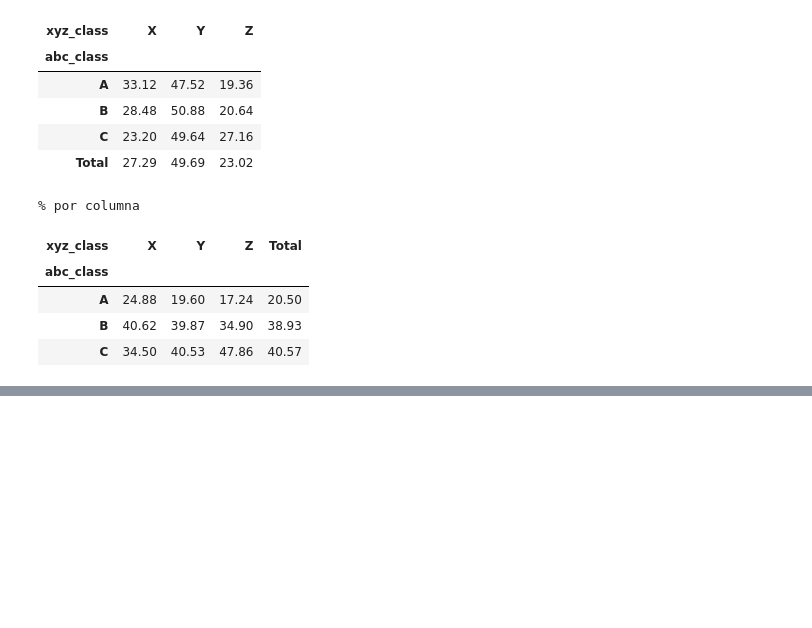
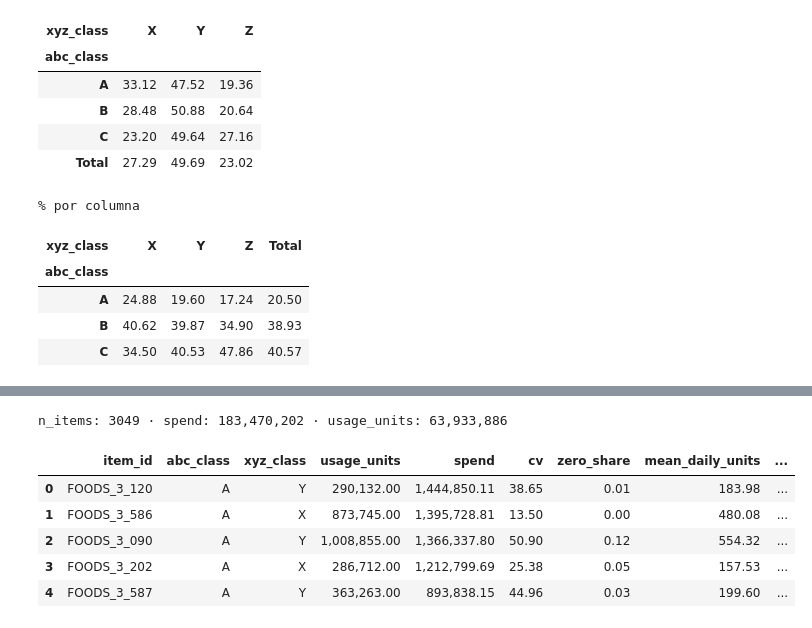
Before and after one commit to JoseSalas98/demand-forecasting-replenishment, a Jupyter notebook: notebooks/02_eda_five_years.ipynb, the cells around one changed output, grey strips where cells are left out. Saved outputs shown, nothing was run; the diff lists cells and outputs as text; code cells hidden in the pictures; blank space fills up the shorter version.

```diff
--- a/notebooks/02_eda_five_years.ipynb
+++ b/notebooks/02_eda_five_years.ipynb
@@ -746,0 +748,22 @@ display(by_col.round(2))
+# %%
+# Base: una fila por artículo activo con sus clases y medidas.
+extra = ["item_id", "zero_share", "mean_daily_units", "median_daily_units"]
+groups = matrix.loc[matrix["active"], ["item_id", "abc_class", "xyz_class", "usage_units", "spend", "cv"]].merge(
+    metrics[extra], on="item_id"
+)
+groups["xyz_class"] = groups["xyz_class"].fillna("-")   # "-" = CV indefinido
+groups["group"] = groups["abc_class"] + groups["xyz_class"]
+
+total_items = len(groups)
+total_spend = groups["spend"].sum()
+total_usage = groups["usage_units"].sum()
+print(f"n_items: {total_items} · spend: {total_spend:,.0f} · usage_units: {total_usage:,.0f}")
+display(groups.head())
+# %% [output]
+n_items: 3049 · spend: 183,470,202 · usage_units: 63,933,886
+|  | item_id | abc_class | xyz_class | usage_units | spend | cv | zero_share | mean_daily_units | ... |
+| 0 | FOODS_3_120 | A | Y | 290,132.00 | 1,444,850.11 | 38.65 | 0.01 | 183.98 | ... |
+| 1 | FOODS_3_586 | A | X | 873,745.00 | 1,395,728.81 | 13.50 | 0.00 | 480.08 | ... |
+| 2 | FOODS_3_090 | A | Y | 1,008,855.00 | 1,366,337.80 | 50.90 | 0.12 | 554.32 | ... |
+| 3 | FOODS_3_202 | A | X | 286,712.00 | 1,212,799.69 | 25.38 | 0.05 | 157.53 | ... |
+| 4 | FOODS_3_587 | A | Y | 363,263.00 | 893,838.15 | 44.96 | 0.03 | 199.60 | ... |
```
Also changed, not shown: parts of 10 cells of this notebook.
